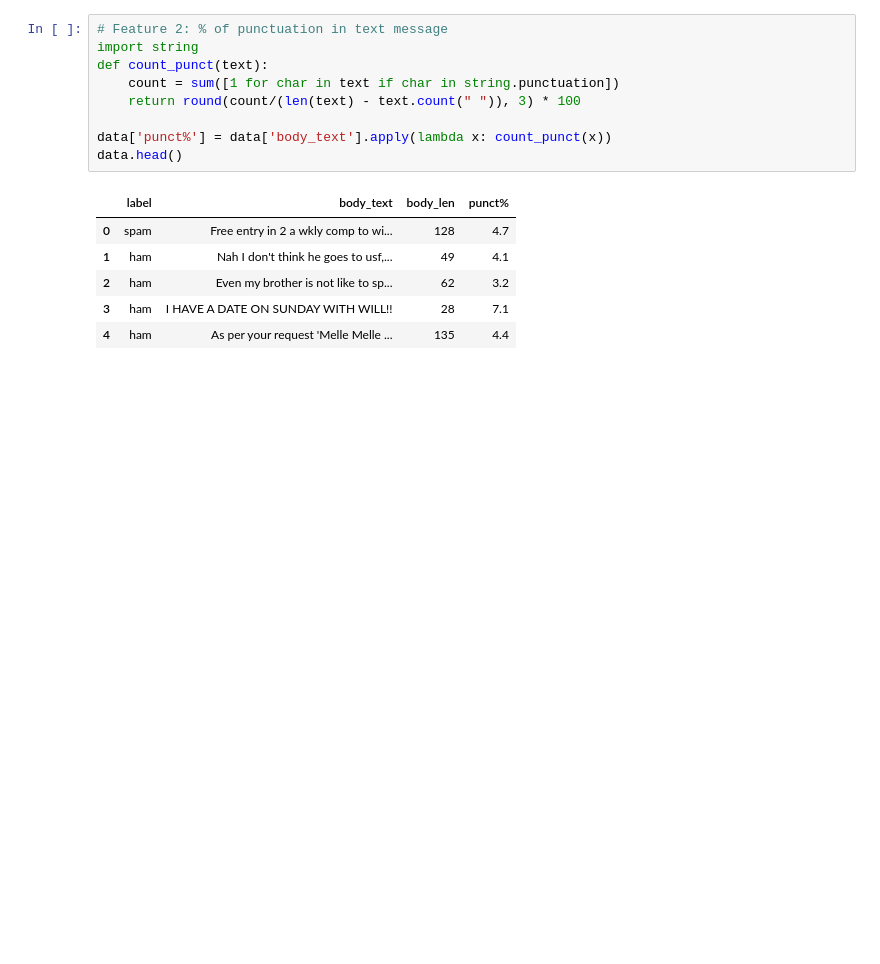
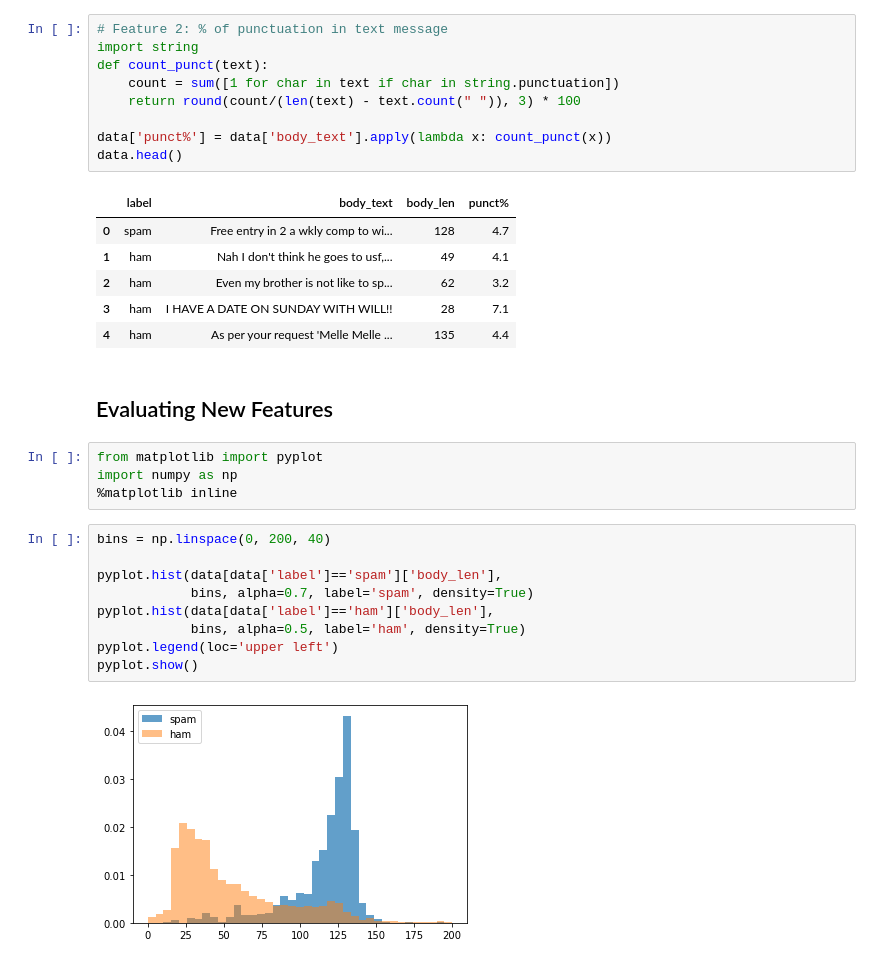
Before and after one commit to allaccountstaken/nlp_with_nltk, a Jupyter notebook: nlp_pipeline.ipynb, the cells around one changed output. Drawn from its saved outputs; the diff is of its cells as text; blank space fills up the shorter version.

Commit message:
Evaluating new features - length and punct%

```diff
--- a/nlp_pipeline.ipynb
+++ b/nlp_pipeline.ipynb
@@ -778,3 +778,20 @@ data.head()
 | 2 | ham | Even my brother is not like to sp... | 62 | 3.2 |
 | 3 | ham | I HAVE A DATE ON SUNDAY WITH WILL!! | 28 | 7.1 |
 | 4 | ham | As per your request 'Melle Melle ... | 135 | 4.4 |
+# %% [markdown]
+## Evaluating New Features
+# %%
+from matplotlib import pyplot
+import numpy as np
+%matplotlib inline
+# %%
+bins = np.linspace(0, 200, 40)
+
+pyplot.hist(data[data['label']=='spam']['body_len'],
+            bins, alpha=0.7, label='spam', density=True)
+pyplot.hist(data[data['label']=='ham']['body_len'],
+            bins, alpha=0.5, label='ham', density=True)
+pyplot.legend(loc='upper left')
+pyplot.show()
+# %% [output]
+[figure, added]
```
Also changed, not shown: parts of 1 cell of this notebook.
